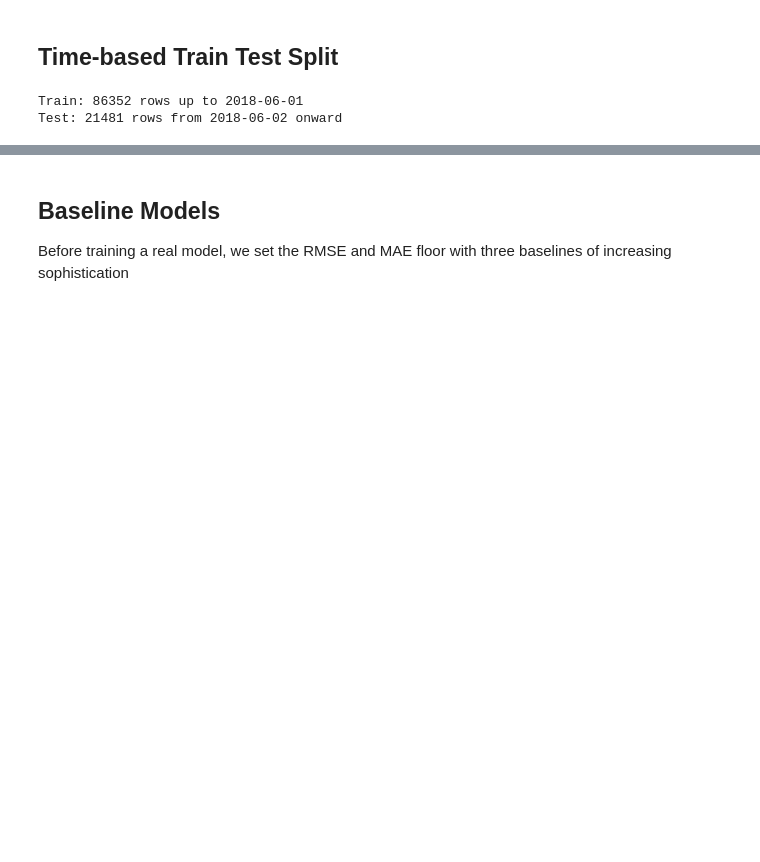
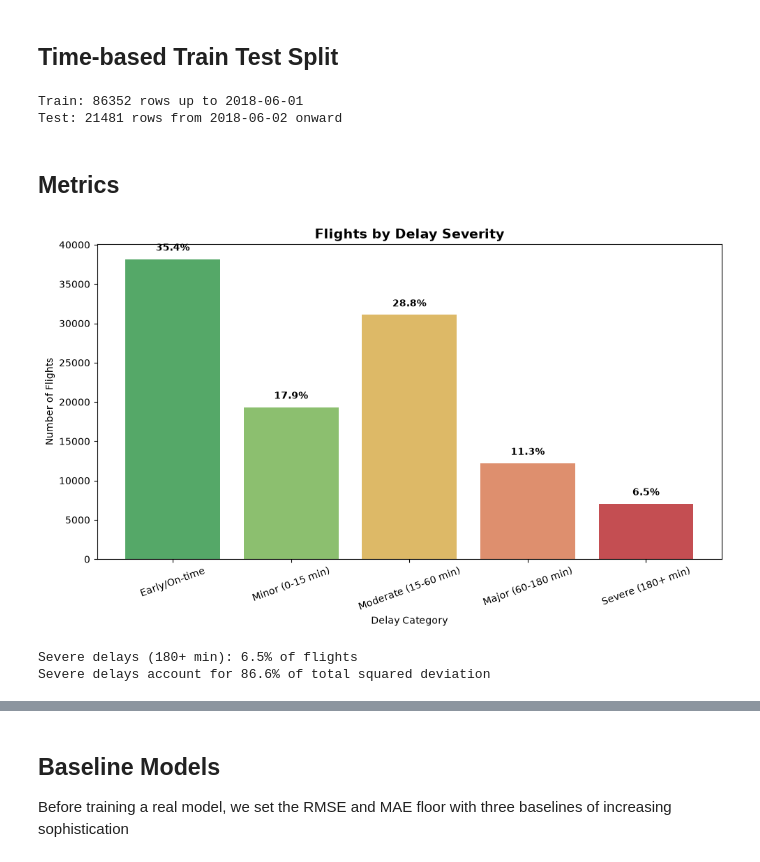
Before and after one commit to Lucaisok/ml_project_flight_delay_prediction, a Jupyter notebook: 04_flight_delay_modeling.ipynb, the cells around one changed output, grey strips where cells are left out. Saved outputs shown, nothing was run; the diff lists cells and outputs as text; code cells hidden in the pictures; blank space fills up the shorter version.

```diff
--- a/04_flight_delay_modeling.ipynb
+++ b/04_flight_delay_modeling.ipynb
@@ -83,6 +110,19 @@ for group_cols, colname in [
 
 prop_cols = ['delay_prop_aircraft', 'delay_prop_route', 'delay_prop_depstn', 'delay_prop_airline']
 data[prop_cols] = data[prop_cols].fillna(0)
+# %%
+# --- delay of this aircraft's immediately preceding flight (regardless of day) ---
+# Unlike delay_prop_aircraft (which resets daily), this looks at the single most
+# recent flight for this tail number, even if it was the day before.
+
+data = data.sort_values(['ac_tail', 'datop']).reset_index(drop=True)
+data['delay_prev_flight_aircraft'] = data.groupby('ac_tail')['target'].shift(1)
+
+# First-ever flight for a given aircraft has no prior flight -> fill with overall mean
+data['delay_prev_flight_aircraft'] = data['delay_prev_flight_aircraft'].fillna(data['target'].mean())
+
+# Re-sort back to chronological order overall (in case later cells assume this)
+data = data.sort_values('datop').reset_index(drop=True)
 # %%
 data = data.sort_values("datop").reset_index(drop=True)
 
@@ -205,3 +246,59 @@ X_test_baseline  = X_test[baseline_features]
 
 X_train_advanced = X_train[advanced_features]
 X_test_advanced  = X_test[advanced_features]
+# %% [markdown]
+## Metrics
+# %%
+import matplotlib.pyplot as plt
+import pandas as pd
+
+# Severity buckets — business-relevant framing rather than raw statistical bins
+bins = [-float('inf'), 0, 15, 60, 180, float('inf')]
+labels = ['Early/On-time', 'Minor (0-15 min)', 'Moderate (15-60 min)',
+          'Major (60-180 min)', 'Severe (180+ min)']
+
+data['delay_severity'] = pd.cut(data['target'], bins=bins, labels=labels)
+
+severity_counts = data['delay_severity'].value_counts().reindex(labels)
+
+fig, ax = plt.subplots(figsize=(10, 6))
+
+colors = ['#55A868', '#8CBF6F', '#DDB967', '#DE8F6E', '#C44E52']
+bars = ax.bar(severity_counts.index, severity_counts.values, color=colors)
+
+ax.set_title('Flights by Delay Severity', fontsize=14, fontweight='bold')
+ax.set_xlabel('Delay Category')
+ax.set_ylabel('Number of Flights')
+ax.tick_params(axis='x', rotation=20)
+
+# Add percentage labels on top of each bar
+total = severity_counts.sum()
+for bar, count in zip(bars, severity_counts.values):
+    pct = 100 * count / total
+    ax.text(bar.get_x() + bar.get_width()/2, bar.get_height() + total*0.01,
+            f'{pct:.1f}%', ha='center', fontweight='bold')
+
+plt.tight_layout()
+plt.savefig('plots/delay_severity_buckets.png', dpi=150)
+plt.show()
+# %% [output]
+[figure, added]
+# %%
+# Squared-error contribution of severe delays (proxy using variance, since we don't
+# have model predictions handy in this notebook — this reflects how much a model's
+# RMSE would be dominated by these cases)
+
+squared_dev = (data['target'] - data['target'].mean())**2
+total_ss = squared_dev.sum()
+
+severe_mask = data['delay_severity'] == 'Severe (180+ min)'
+severe_ss = squared_dev[severe_mask].sum()
+
+pct_of_flights = 100 * severe_mask.sum() / len(data)
+pct_of_squared_error = 100 * severe_ss / total_ss
+
+print(f"Severe delays (180+ min): {pct_of_flights:.1f}% of flights")
+print(f"Severe delays account for {pct_of_squared_error:.1f}% of total squared deviation")
+# %% [output]
+Severe delays (180+ min): 6.5% of flights
+Severe delays account for 86.6% of total squared deviation
```
Also changed, not shown: parts of 14 cells of this notebook, 9 other files.
